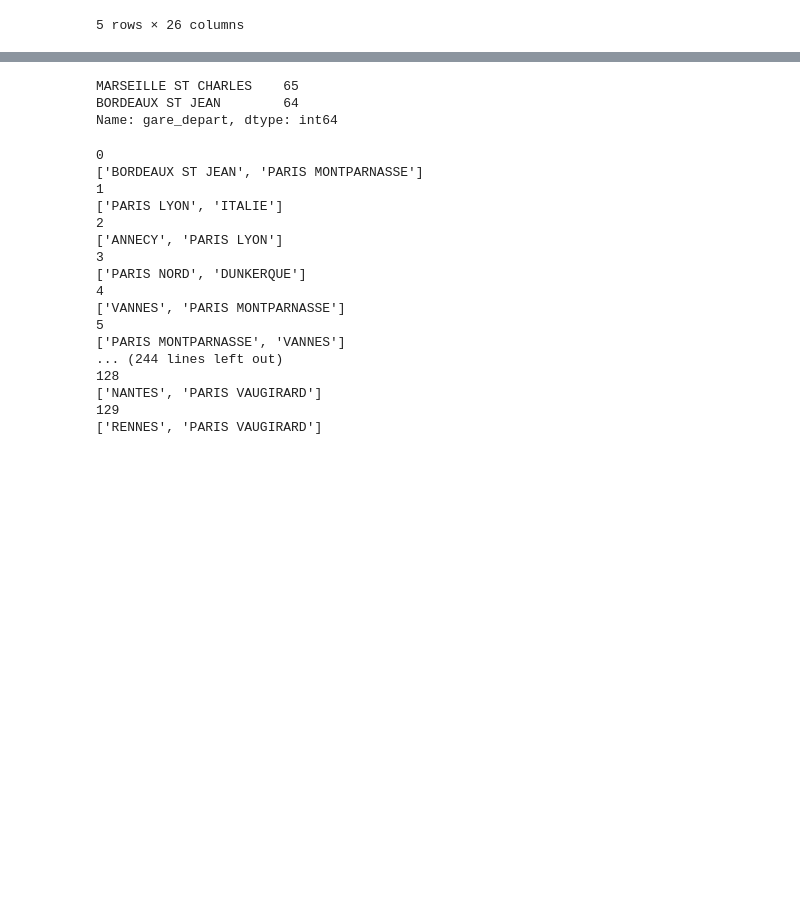
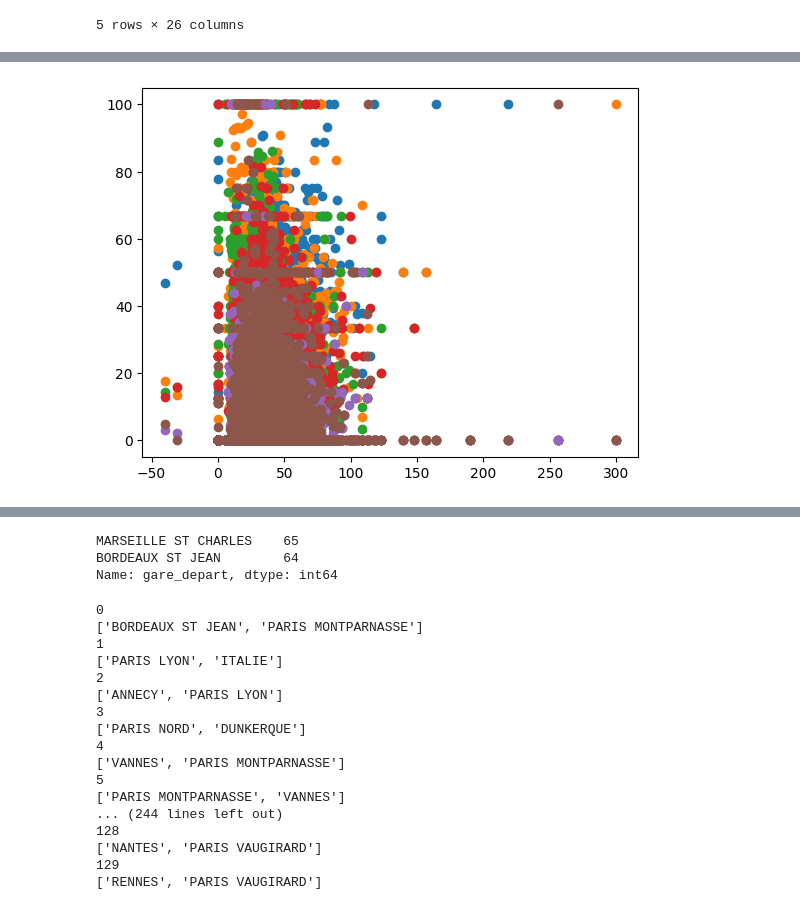
Before and after one commit to robincolinet/sncf_td1_gr1, a Jupyter notebook: data_exploration.ipynb, the cells around one changed output, grey strips where cells are left out. Cells and saved outputs as stored; diff of their text form; code cells hidden in the pictures; blank space fills up the shorter version.

Commit message:
Add scatter plots

```diff
--- a/data_exploration.ipynb
+++ b/data_exploration.ipynb
@@ -19,3 +35,12 @@ data.head()
+# %%
+for type_retard in ['prct_cause_externe', 'prct_cause_infra', 'prct_cause_gestion_trafic',
+       'prct_cause_materiel_roulant', 'prct_cause_gestion_gare',
+       'prct_cause_prise_en_charge_voyageurs']:
+    cause_retard = data[type_retard].values
+    retard_arrivee = data['retard_moyen_arrivee'].values
+    plt.scatter(retard_arrivee, cause_retard)
+# %% [output]
+[figure, added]
 # %%
 data2 = copy.deepcopy(data)
 # %%
```
Also changed, not shown: parts of 2 cells of this notebook.
